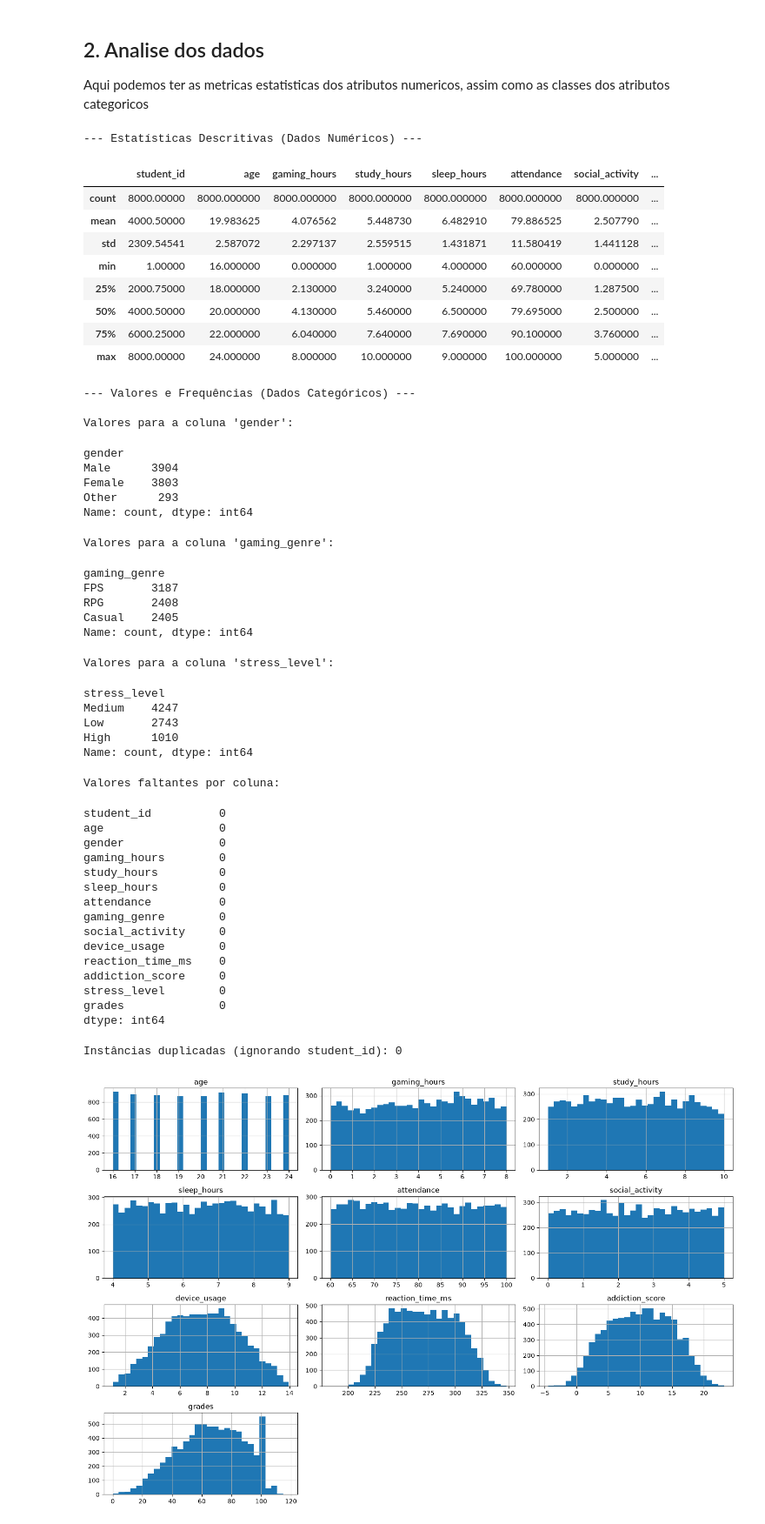
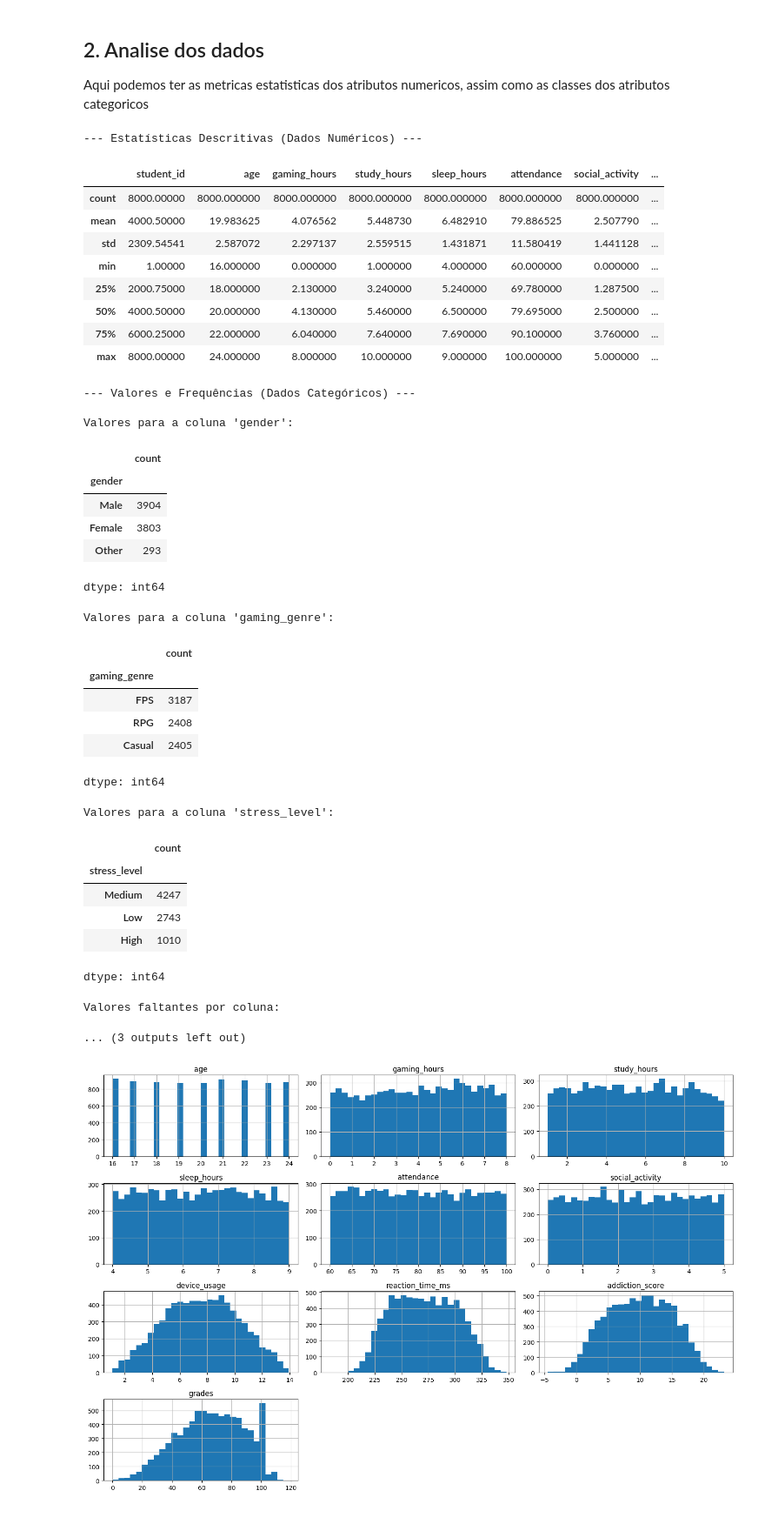
Before and after one commit to elPedr0n/gaming-academic-performance-ml, a Jupyter notebook: Trabalho_Machine_Learning.ipynb, the cells around one changed output. Shown at 87% size. Cells and saved outputs as stored; diff of their text form; code cells hidden in the pictures.

```diff
--- a/Trabalho_Machine_Learning.ipynb
+++ b/Trabalho_Machine_Learning.ipynb
@@ -67,68 +69,56 @@ Aqui podemos ter as metricas estatisticas dos atributos numericos, assim como as
 # %%
 # Análise Preliminar de Dados Numéricos
 print("--- Estatísticas Descritivas (Dados Numéricos) ---")
 display(df.describe())
 
 # Análise Preliminar de Dados Categóricos
 print("\n--- Valores e Frequências (Dados Categóricos) ---")
-categorical_cols = df.select_dtypes(include=['object', 'str']).columns
+categorical_cols = df.select_dtypes(exclude='number').columns
 
 for col in categorical_cols:
     print(f"\nValores para a coluna '{col}':")
     display(df[col].value_counts())
 
 # Verificando valores faltantes e instâncias duplicadas
 print("\nValores faltantes por coluna:")
 display(df.isna().sum())
 print(f"Instâncias duplicadas (ignorando student_id): {df.drop(columns=['student_id']).duplicated().sum()}")
 # %% [output]
 --- Estatísticas Descritivas (Dados Numéricos) ---
 |  | student_id | age | gaming_hours | study_hours | sleep_hours | attendance | social_activity | ... |
 | count | 8000.00000 | 8000.000000 | 8000.000000 | 8000.000000 | 8000.000000 | 8000.000000 | 8000.000000 | ... |
 | mean | 4000.50000 | 19.983625 | 4.076562 | 5.448730 | 6.482910 | 79.886525 | 2.507790 | ... |
 | std | 2309.54541 | 2.587072 | 2.297137 | 2.559515 | 1.431871 | 11.580419 | 1.441128 | ... |
 | min | 1.00000 | 16.000000 | 0.000000 | 1.000000 | 4.000000 | 60.000000 | 0.000000 | ... |
 | 25% | 2000.75000 | 18.000000 | 2.130000 | 3.240000 | 5.240000 | 69.780000 | 1.287500 | ... |
 | 50% | 4000.50000 | 20.000000 | 4.130000 | 5.460000 | 6.500000 | 79.695000 | 2.500000 | ... |
 | 75% | 6000.25000 | 22.000000 | 6.040000 | 7.640000 | 7.690000 | 90.100000 | 3.760000 | ... |
 | max | 8000.00000 | 24.000000 | 8.000000 | 10.000000 | 9.000000 | 100.000000 | 5.000000 | ... |
 --- Valores e Frequências (Dados Categóricos) ---
 
 Valores para a coluna 'gender':
+|  | count |
+| gender |  |
+| Male | 3904 |
+| Female | 3803 |
+| Other | 293 |
-gender
-Male      3904
-Female    3803
-Other      293
-Name: count, dtype: int64
+dtype: int64
 Valores para a coluna 'gaming_genre':
+|  | count |
+| gaming_genre |  |
+| FPS | 3187 |
+| RPG | 2408 |
+| Casual | 2405 |
-gaming_genre
-FPS       3187
-RPG       2408
-Casual    2405
-Name: count, dtype: int64
+dtype: int64
 Valores para a coluna 'stress_level':
+|  | count |
+| stress_level |  |
+| Medium | 4247 |
+| Low | 2743 |
+| High | 1010 |
-stress_level
-Medium    4247
-Low       2743
-High      1010
-Name: count, dtype: int64
+dtype: int64
 Valores faltantes por coluna:
-student_id          0
-age                 0
-gender              0
-gaming_hours        0
-study_hours         0
-sleep_hours         0
-attendance          0
-gaming_genre        0
-social_activity     0
-device_usage        0
-reaction_time_ms    0
-addiction_score     0
-stress_level        0
-grades              0
-dtype: int64
+... (3 outputs left out)
-Instâncias duplicadas (ignorando student_id): 0
 # %%
 # Distribuição dos atributos numéricos
 numeric_cols = df.select_dtypes(include='number').columns.drop('student_id')
```
Also changed, not shown: parts of 11 cells of this notebook, 1 other file.
